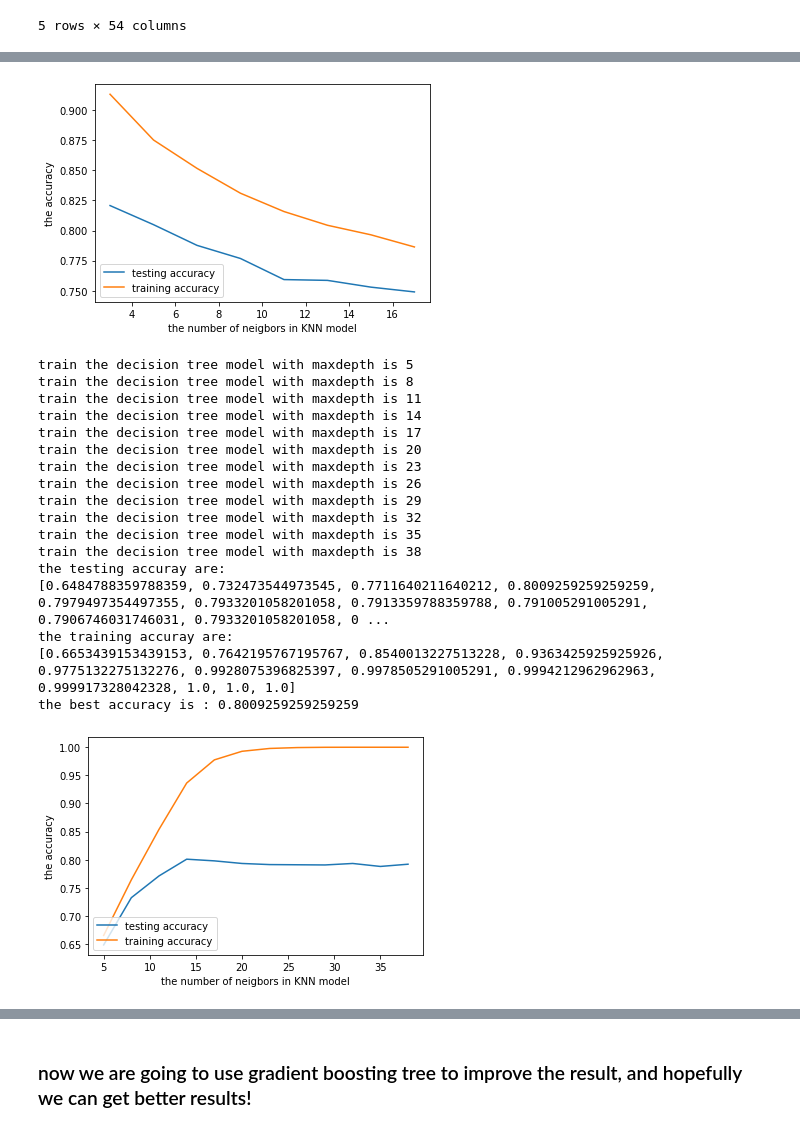
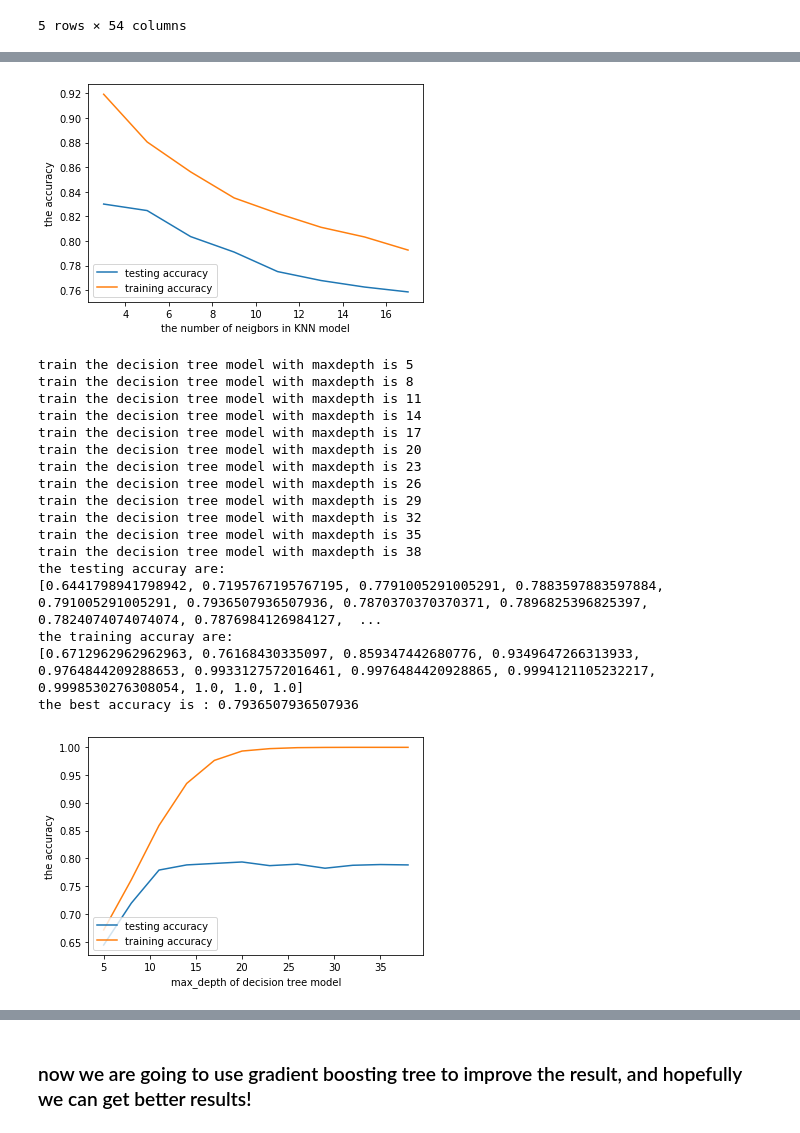
Before and after one commit to tiandiao123/Data-Mining-Final-Project, a Jupyter notebook: final project.ipynb, the cells around one changed output, grey strips where cells are left out. Cells and saved outputs as stored; diff of their text form; code cells hidden in the pictures.

```diff
--- a/final project.ipynb
+++ b/final project.ipynb
@@ -38,7 +38,7 @@ train.head()
 from sklearn.model_selection import train_test_split
 from sklearn.neighbors import KNeighborsClassifier
 from sklearn.ensemble import GradientBoostingClassifier
-X_train, X_test, y_train, y_test = train_test_split(train, train_labels, test_size=0.2, random_state=42, shuffle=True)
+X_train, X_test, y_train, y_test = train_test_split(train, train_labels, test_size=0.1, random_state=42, shuffle=True)
 # %%
 def train_inference_KNN(number_of_neigbor):
     print("training KNN model ...")
@@ -92,7 +96,7 @@ plt.xlabel("the number of neigbors in KNN model")
 plt.legend(loc='lower left')
 plt.show()
 # %% [output]
-[figure, old version]
+[figure, new version]
 # %%
 ### train Desion tree model and create a function:
 from sklearn.tree import DecisionTreeClassifier
@@ -134,21 +138,21 @@ train the decision tree model with maxdepth is 32
 train the decision tree model with maxdepth is 35
 train the decision tree model with maxdepth is 38
 the testing accuray are:
-[0.6484788359788359, 0.732473544973545, 0.7711640211640212, 0.8009259259259259, 0.7979497354497355, 0.7933201058201058, 0.7913359788359788, 0.791005291005291, 0.7906746031746031, 0.7933201058201058, 0 ...
+[0.6441798941798942, 0.7195767195767195, 0.7791005291005291, 0.7883597883597884, 0.791005291005291, 0.7936507936507936, 0.7870370370370371, 0.7896825396825397, 0.7824074074074074, 0.7876984126984127,  ...
 the training accuray are:
-[0.6653439153439153, 0.7642195767195767, 0.8540013227513228, 0.9363425925925926, 0.9775132275132276, 0.9928075396825397, 0.9978505291005291, 0.9994212962962963, 0.999917328042328, 1.0, 1.0, 1.0]
-the best accuracy is : 0.8009259259259259
+[0.6712962962962963, 0.76168430335097, 0.859347442680776, 0.9349647266313933, 0.9764844209288653, 0.9933127572016461, 0.9976484420928865, 0.9994121105232217, 0.9998530276308054, 1.0, 1.0, 1.0]
+the best accuracy is : 0.7936507936507936
 # %%
 ### draw decision tree result
 import matplotlib.pyplot as plt
 plt.plot(range(5, 40, 3), test_accuracy, label='testing accuracy')
 plt.plot(range(5, 40, 3), train_accuracy, label = 'training accuracy')
 plt.ylabel("the accuracy")
-plt.xlabel("the number of neigbors in KNN model")
+plt.xlabel("max_depth of decision tree model")
 plt.legend(loc='lower left')
 plt.show()
 # %% [output]
-[figure, old version]
+[figure, new version]
 # %%
 from sklearn.ensemble import RandomForestClassifier
 # random forest tree model
```
Also changed, not shown: parts of 8 cells of this notebook.
